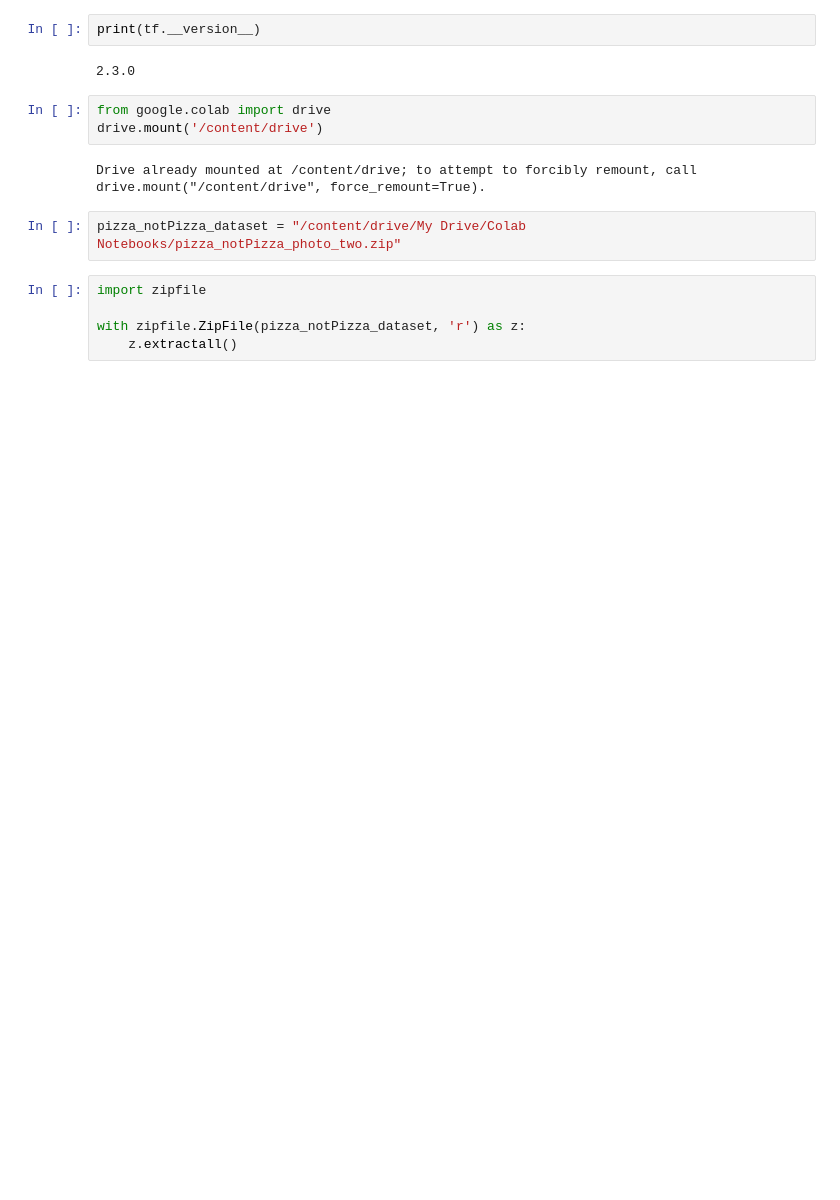
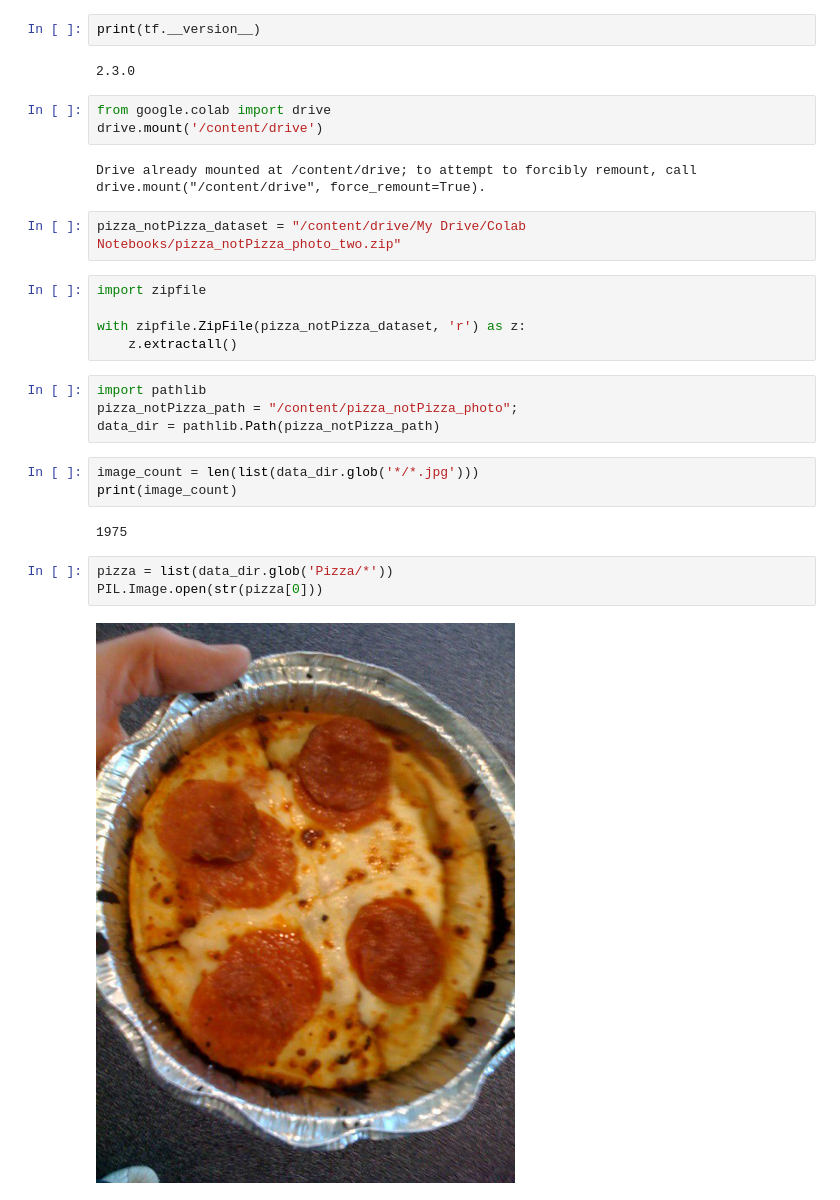
Before and after one commit to CSC345DSLoveYou/HousePrice_DSLoveyou, a Jupyter notebook: HousePrices_DSLoveYou.ipynb, the cells around one changed output. Cells and saved outputs as stored; diff of their text form; blank space fills up the shorter version.

```diff
--- a/HousePrices_DSLoveYou.ipynb
+++ b/HousePrices_DSLoveYou.ipynb
@@ -26,3 +26,17 @@ import zipfile
 
 with zipfile.ZipFile(pizza_notPizza_dataset, 'r') as z:
     z.extractall()
+# %%
+import pathlib
+pizza_notPizza_path = "/content/pizza_notPizza_photo";
+data_dir = pathlib.Path(pizza_notPizza_path)
+# %%
+image_count = len(list(data_dir.glob('*/*.jpg')))
+print(image_count)
+# %% [output]
+1975
+# %%
+pizza = list(data_dir.glob('Pizza/*'))
+PIL.Image.open(str(pizza[0]))
+# %% [output]
+[figure, added]
```
Also changed, not shown: parts of 4 cells of this notebook.
